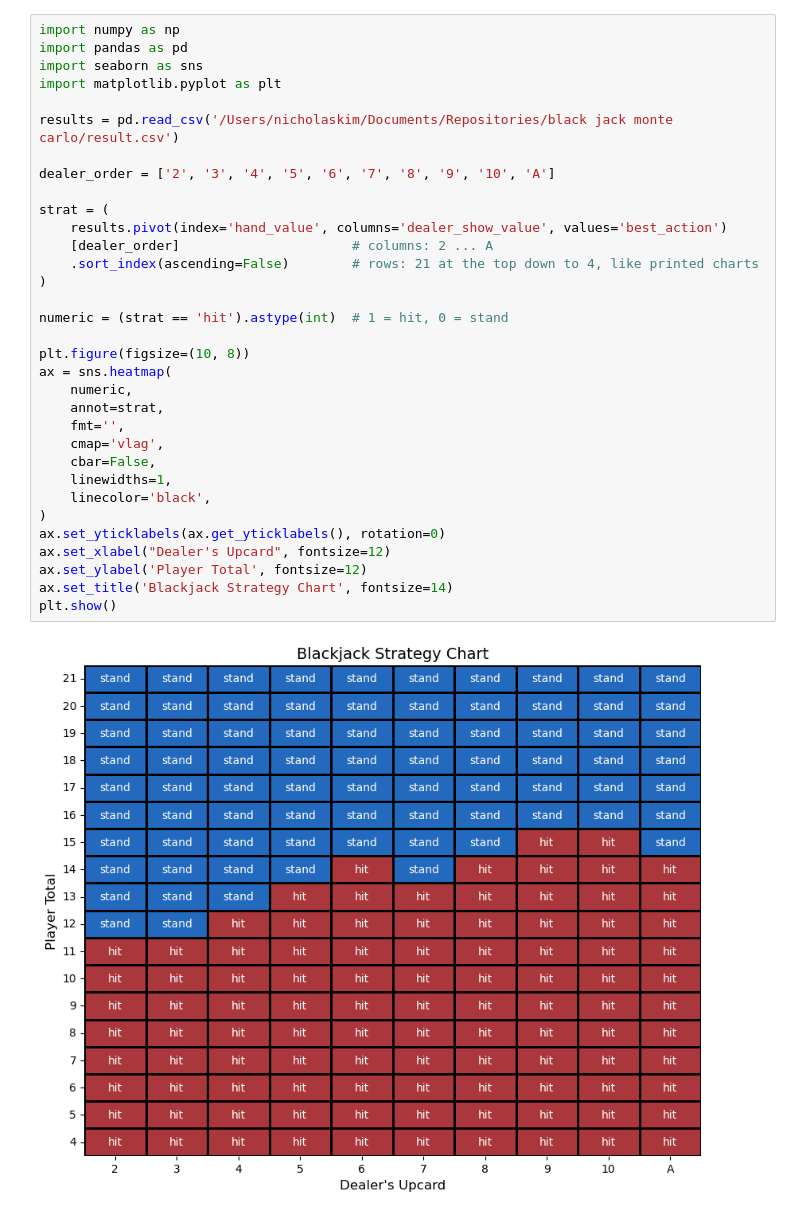
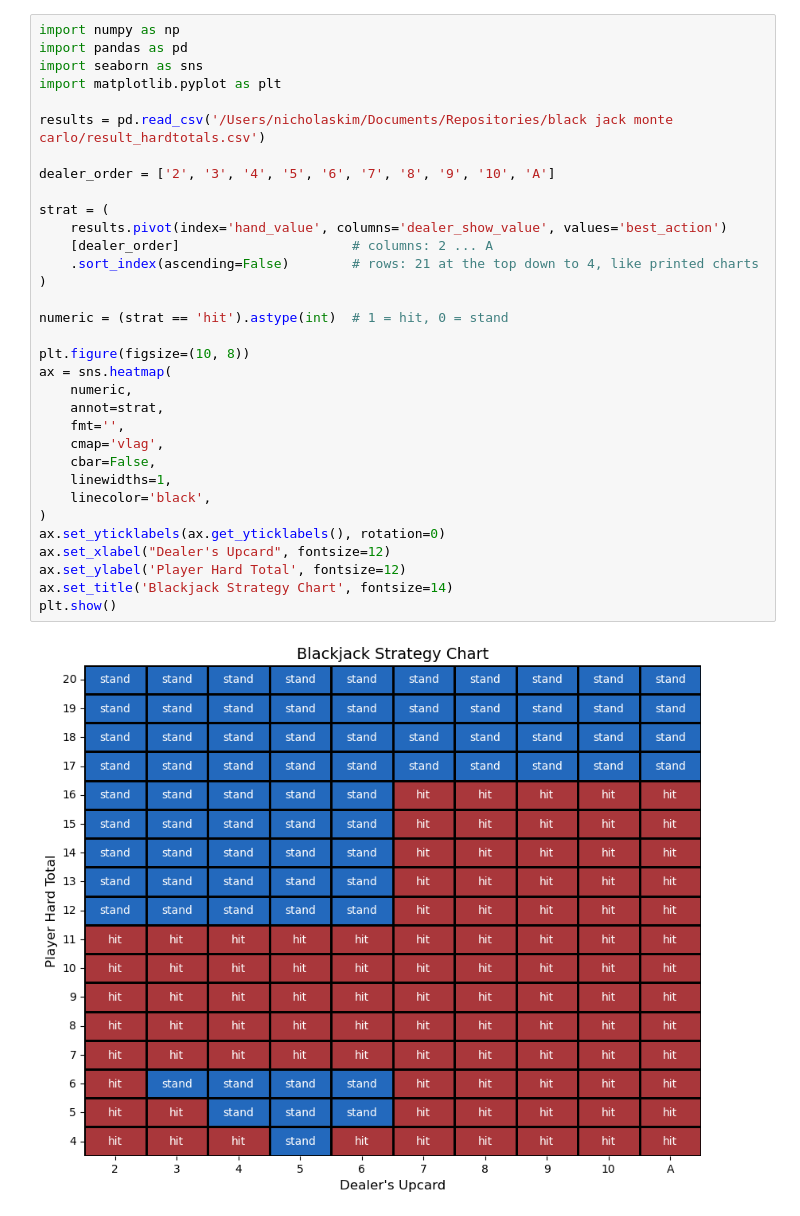
Before and after one commit to nicholaskim1004/black-jack-monte-carlo, a Jupyter notebook: analysis.ipynb, the cells around one changed output. Drawn from its saved outputs; the diff is of its cells as text.

```diff
--- a/analysis.ipynb
+++ b/analysis.ipynb
@@ -3,36 +3,36 @@ import numpy as np
 import pandas as pd
 import seaborn as sns
 import matplotlib.pyplot as plt
 
-results = pd.read_csv('/Users/nicholaskim/Documents/Repositories/black jack monte carlo/result.csv')
+results = pd.read_csv('/Users/nicholaskim/Documents/Repositories/black jack monte carlo/result_hardtotals.csv')
 
 dealer_order = ['2', '3', '4', '5', '6', '7', '8', '9', '10', 'A']
 
 strat = (
     results.pivot(index='hand_value', columns='dealer_show_value', values='best_action')
     [dealer_order]                      # columns: 2 ... A
     .sort_index(ascending=False)        # rows: 21 at the top down to 4, like printed charts
 )
 
 numeric = (strat == 'hit').astype(int)  # 1 = hit, 0 = stand
 
 plt.figure(figsize=(10, 8))
 ax = sns.heatmap(
     numeric,
     annot=strat,
     fmt='',
     cmap='vlag',
     cbar=False,
     linewidths=1,
     linecolor='black',
 )
 ax.set_yticklabels(ax.get_yticklabels(), rotation=0)
 ax.set_xlabel("Dealer's Upcard", fontsize=12)
-ax.set_ylabel('Player Total', fontsize=12)
+ax.set_ylabel('Player Hard Total', fontsize=12)
 ax.set_title('Blackjack Strategy Chart', fontsize=14)
 plt.show()
 # %% [output]
-[figure, old version]
+[figure, new version]
 # %%
 
 diff_ordered = results.sort_values('hit_minus_stand', ascending=True)
```
Also changed, not shown: parts of 5 cells of this notebook, 1 other file.
